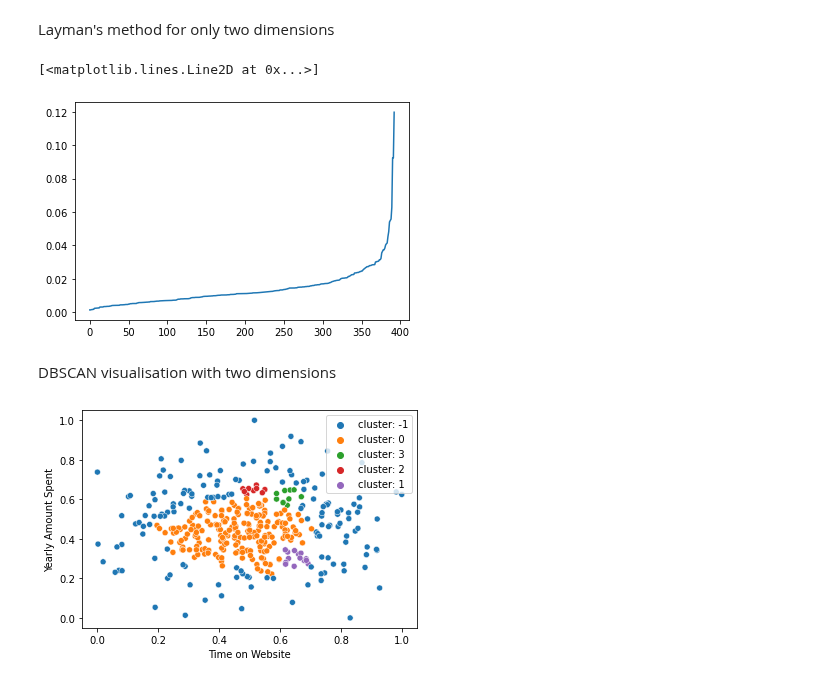
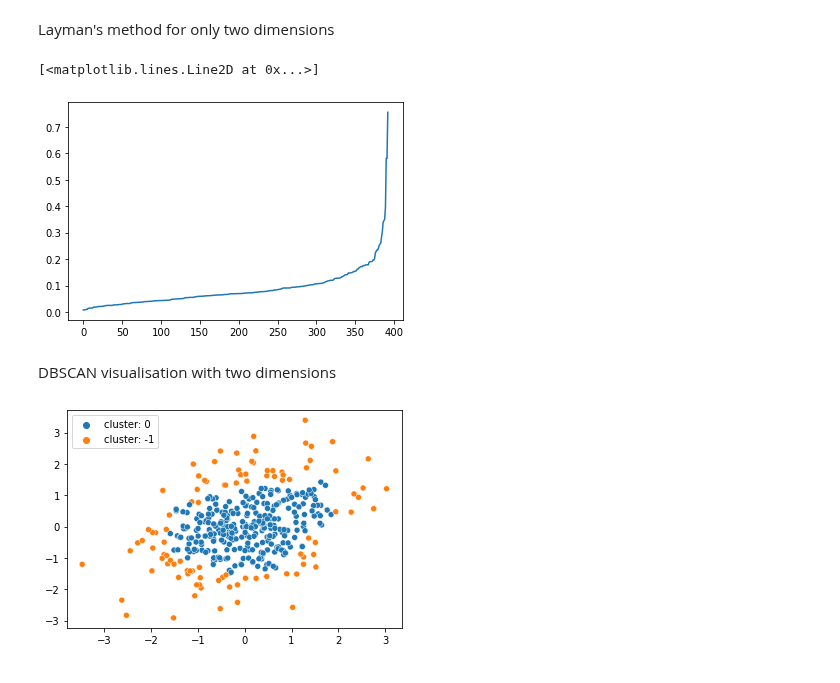
Before and after one commit to JustinSms/Ecommerce_Clustering_2, a Jupyter notebook: DBSCAN.ipynb, the cells around one changed output. Cells and saved outputs as stored; diff of their text form; code cells hidden in the pictures.

Commit message:
Justin_17/1/2021_23:23
DBSCAN und KPrototypes

```diff
--- a/DBSCAN.ipynb
+++ b/DBSCAN.ipynb
@@ -47,12 +21,19 @@ None
 # %% [markdown]
 One-Hot-Kodierung
 # %%
-"""
 data_hot_clustering = sf.data_hot_clustering
 #data_hot_clustering = pd.concat([data_norm, dummies], axis=1)
 
 
 data_hot_clustering = data_hot_clustering[["Avg. Session Length","Time on App","Time on Website","Length of Membership","Yearly Amount Spent","HIGH","MEDIUM","LOW"]]
-print(data_hot_clustering.head(5))
-"""
+#print(data_hot_clustering.head(5))
+
+# Standardized data
+data_stand = data_hot_clustering[["Avg. Session Length","Time on App","Time on Website","Length of Membership","Yearly Amount Spent","HIGH","MEDIUM","LOW"]]
+
+con_feats = ["Avg. Session Length","Time on App","Time on Website","Length of Membership","Yearly Amount Spent"]
+scale = StandardScaler()
+
+data_stand[con_feats] = scale.fit_transform(data_stand[con_feats])
+print(data_stand.head())
 # %% [output]
@@ -79,7 +90,7 @@ clusters = dbscan.fit_predict(data_norm)
 # %% [markdown]
 Layman's method for only two dimensions
 # %%
-x = data_norm.iloc[:,[3,4]]
+x = data_stand.iloc[:,[3,4]]
 
 neigh = NearestNeighbors(n_neighbors=2)
 nbrs = neigh.fit(x)
@@ -92,17 +103,17 @@ distances = distances[:,1]
 plt.plot(distances)
 # %% [output]
 [<matplotlib.lines.Line2D at 0x...>]
-[figure, old version]
+[figure, new version]
 # %% [markdown]
 DBSCAN visualisation with two dimensions
 # %%
-X = data_norm.iloc[:,[2,4]]
+X = data_stand.iloc[:,[0,4]].values
 
-dbscan = DBSCAN(eps=0.05, min_samples=10)
+dbscan = DBSCAN(eps=0.3, min_samples=8)
 clusters = dbscan.fit_predict(X)
 labels = dbscan.labels_
 
-sns.scatterplot(X.iloc[:,0], X.iloc[:,1], hue=["cluster: {}".format(i) for i in labels])
+sns.scatterplot(X[:,0], X[:,1], hue=["cluster: {}".format(i) for i in labels])
 plt.show()
 # %% [output]
-[figure, old version]
+[figure, new version]
```
Also changed, not shown: parts of 7 cells of this notebook, 1 other file.
